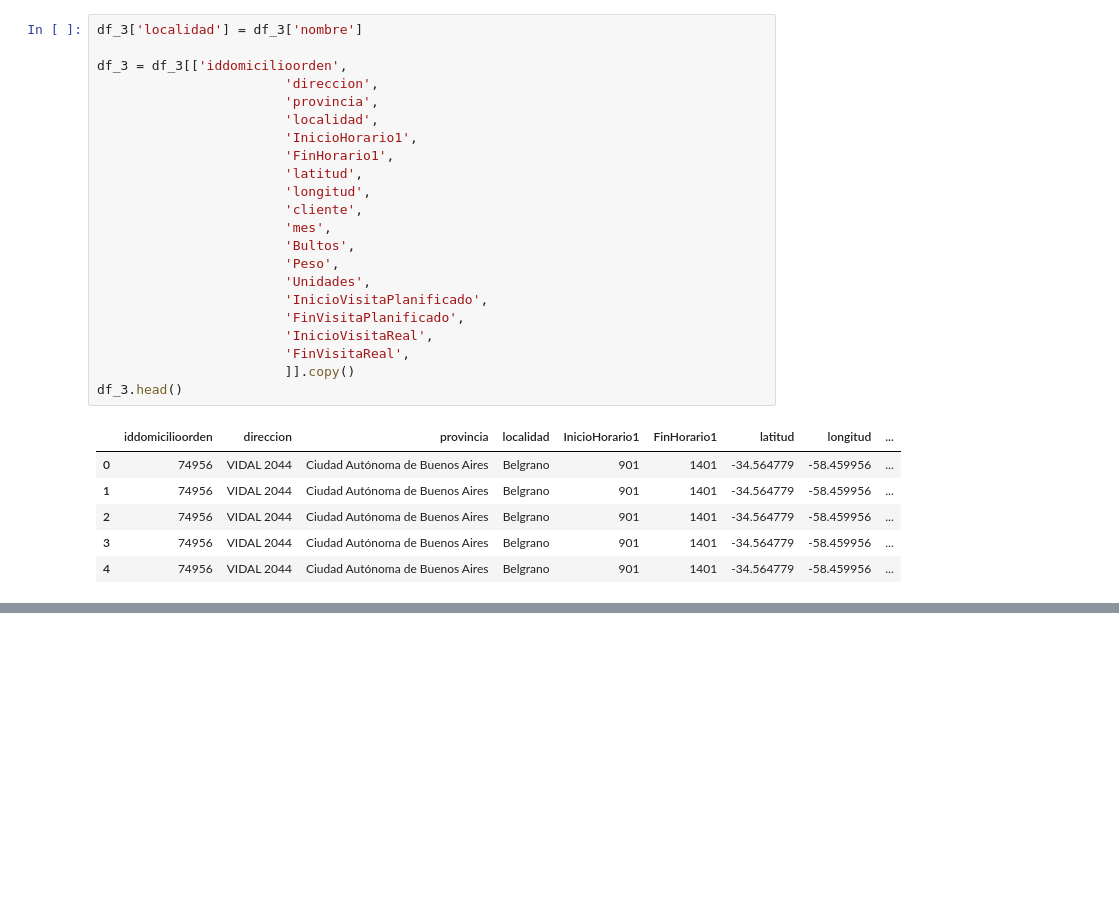
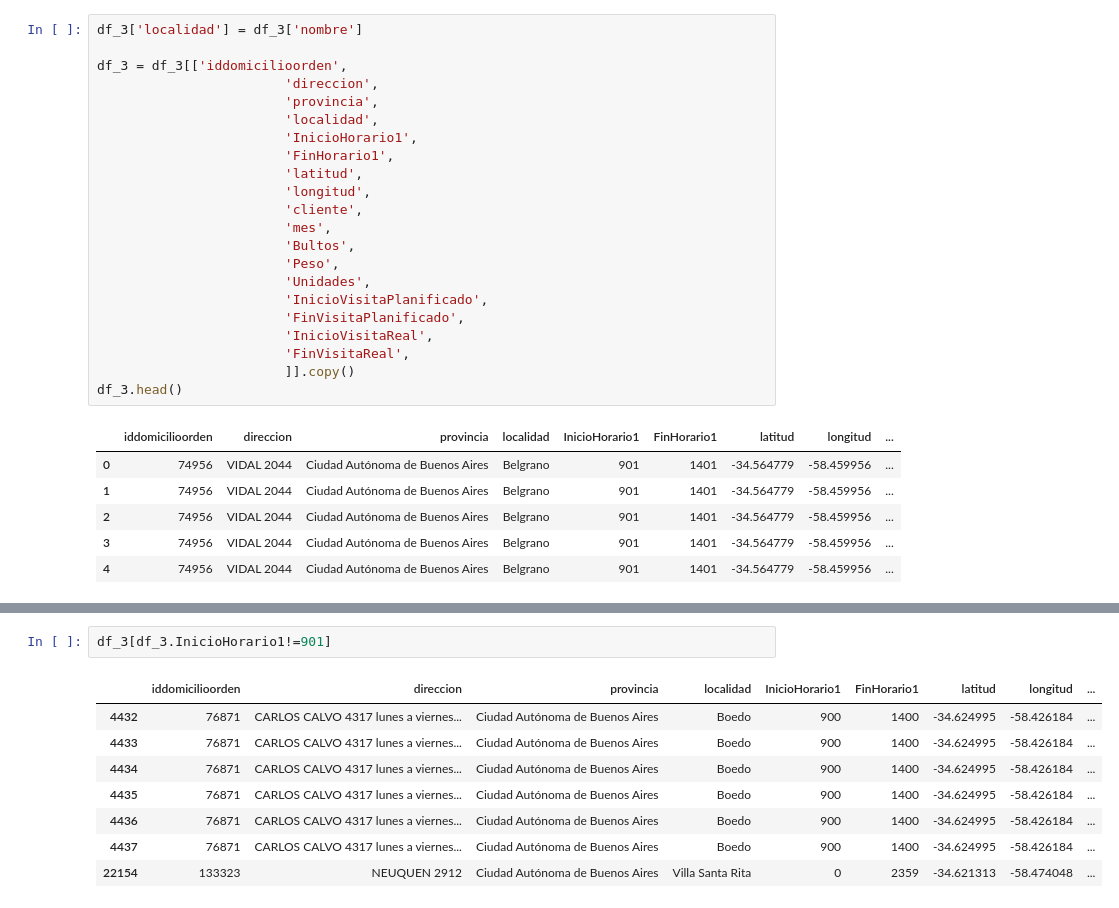
Before and after one commit to Maximo-Verdondoni/DesafioiFlow, a Jupyter notebook: Limpieza.ipynb, the cells around one changed output, grey strips where cells are left out. Saved outputs shown, nothing was run; the diff lists cells and outputs as text; blank space fills up the shorter version.

```diff
--- a/Limpieza.ipynb
+++ b/Limpieza.ipynb
@@ -361,0 +347,11 @@ array(['CAPITAL', 'CAPITAL FEDERAL', 'VILLA URQUIZA', 'FLORES',
+# %%
+df_3[df_3.InicioHorario1!=901]
+# %% [output]
+|  | iddomicilioorden | direccion | provincia | localidad | InicioHorario1 | FinHorario1 | latitud | longitud | ... |
+| 4432 | 76871 | CARLOS CALVO 4317 lunes a viernes... | Ciudad Autónoma de Buenos Aires | Boedo | 900 | 1400 | -34.624995 | -58.426184 | ... |
+| 4433 | 76871 | CARLOS CALVO 4317 lunes a viernes... | Ciudad Autónoma de Buenos Aires | Boedo | 900 | 1400 | -34.624995 | -58.426184 | ... |
+| 4434 | 76871 | CARLOS CALVO 4317 lunes a viernes... | Ciudad Autónoma de Buenos Aires | Boedo | 900 | 1400 | -34.624995 | -58.426184 | ... |
+| 4435 | 76871 | CARLOS CALVO 4317 lunes a viernes... | Ciudad Autónoma de Buenos Aires | Boedo | 900 | 1400 | -34.624995 | -58.426184 | ... |
+| 4436 | 76871 | CARLOS CALVO 4317 lunes a viernes... | Ciudad Autónoma de Buenos Aires | Boedo | 900 | 1400 | -34.624995 | -58.426184 | ... |
+| 4437 | 76871 | CARLOS CALVO 4317 lunes a viernes... | Ciudad Autónoma de Buenos Aires | Boedo | 900 | 1400 | -34.624995 | -58.426184 | ... |
+| 22154 | 133323 | NEUQUEN 2912 | Ciudad Autónoma de Buenos Aires | Villa Santa Rita | 0 | 2359 | -34.621313 | -58.474048 | ... |
```
Also changed, not shown: parts of 31 cells of this notebook, 2 other files.
